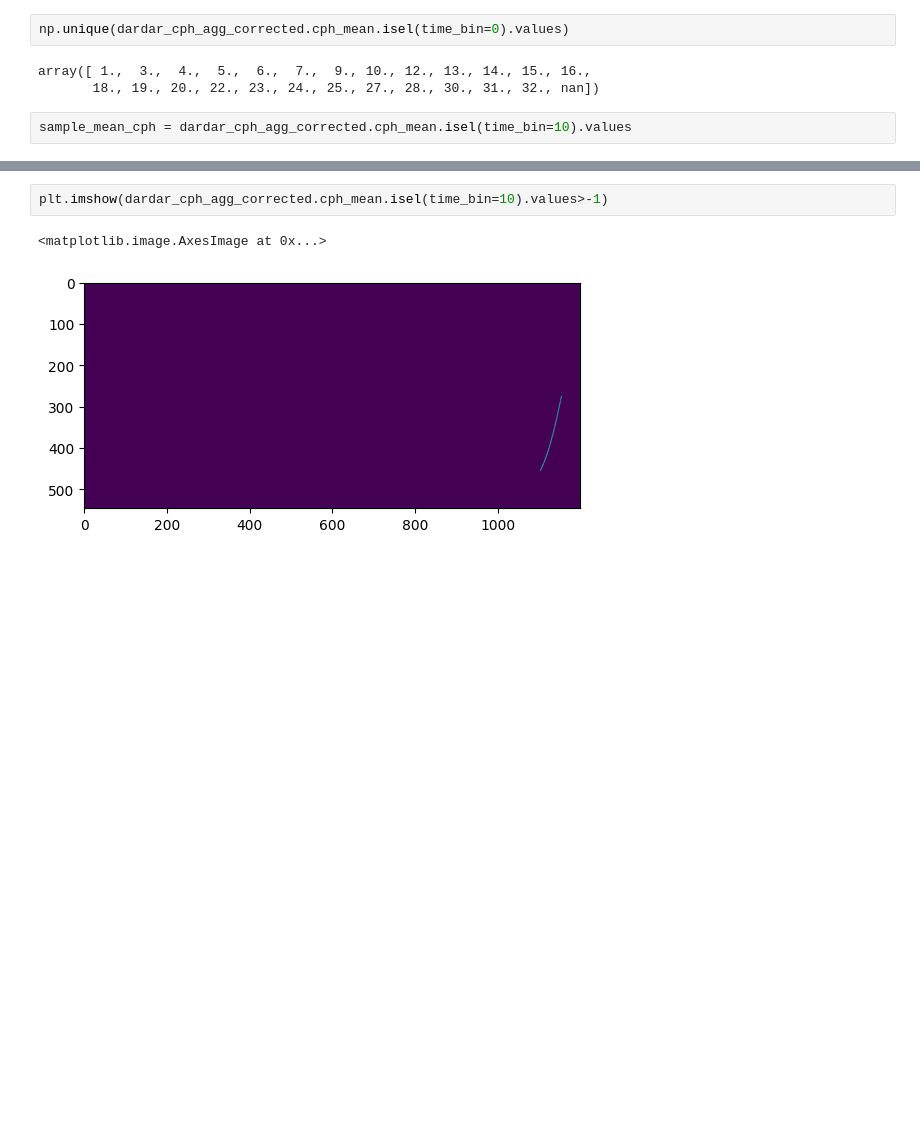
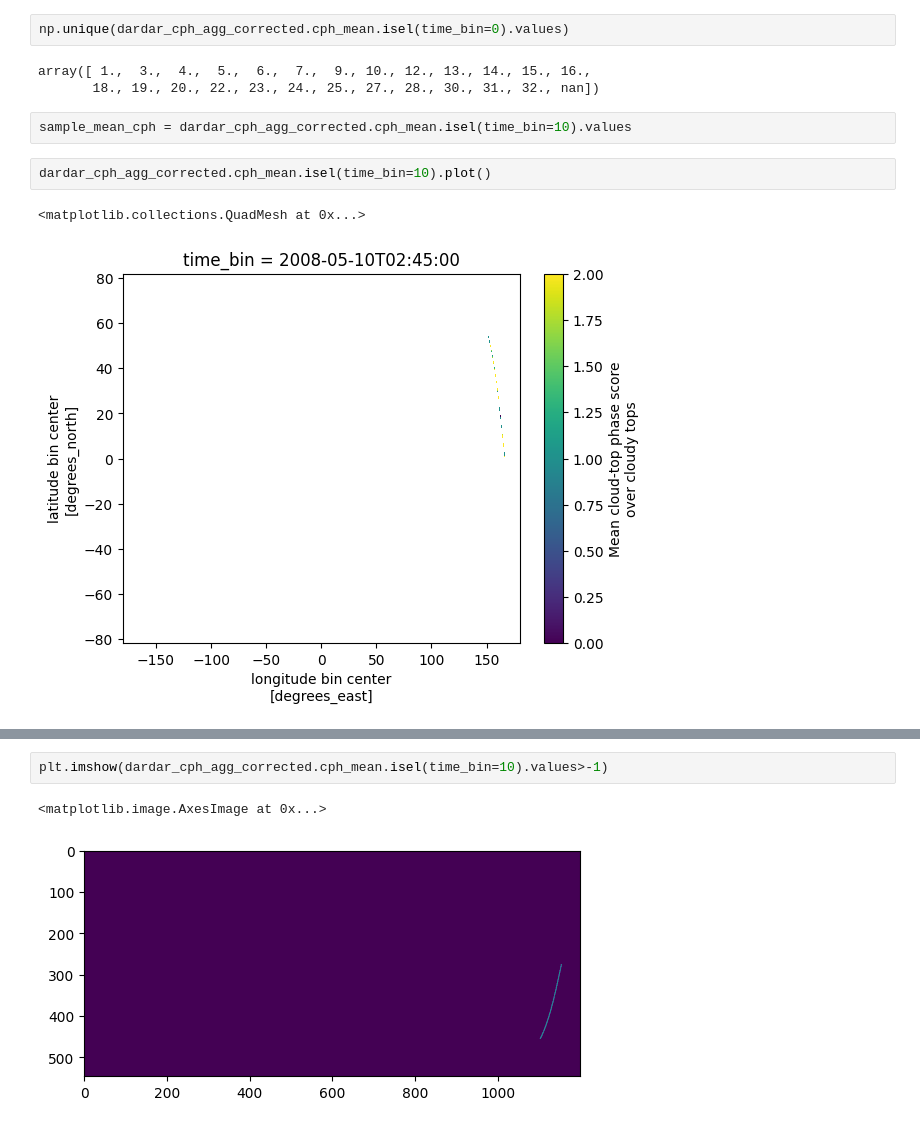
Before and after one commit to DragomirNikolov/MSGI, a Jupyter notebook: DARDAR_analysis/cloud_properties_binned_development.ipynb, the cells around one changed output, grey strips where cells are left out. Cells and saved outputs as stored; diff of their text form; blank space fills up the shorter version.

```diff
--- a/DARDAR_analysis/cloud_properties_binned_development.ipynb
+++ b/DARDAR_analysis/cloud_properties_binned_development.ipynb
@@ -76,3 +89,8 @@ array([ 1.,  3.,  4.,  5.,  6.,  7.,  9., 10., 12., 13., 14., 15., 16.,
        18., 19., 20., 22., 23., 24., 25., 27., 28., 30., 31., 32., nan])
 # %%
 sample_mean_cph = dardar_cph_agg_corrected.cph_mean.isel(time_bin=10).values
+# %%
+dardar_cph_agg_corrected.cph_mean.isel(time_bin=10).plot()
+# %% [output]
+<matplotlib.collections.QuadMesh at 0x...>
+[figure, added]
```
Also changed, not shown: parts of 5 cells of this notebook, 37 other files.
